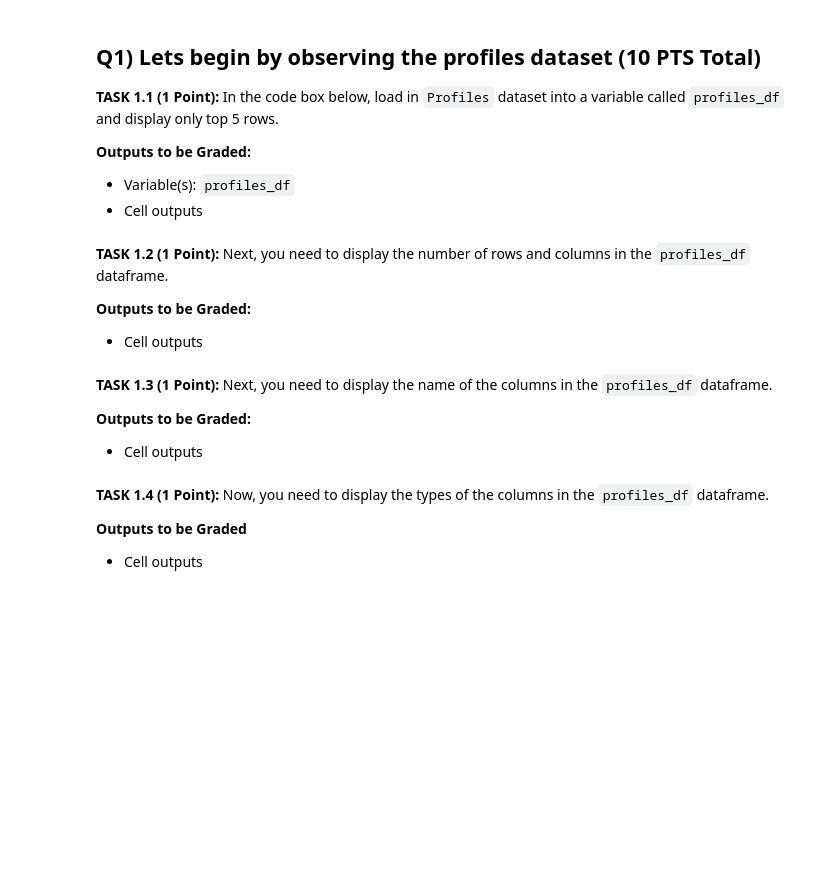
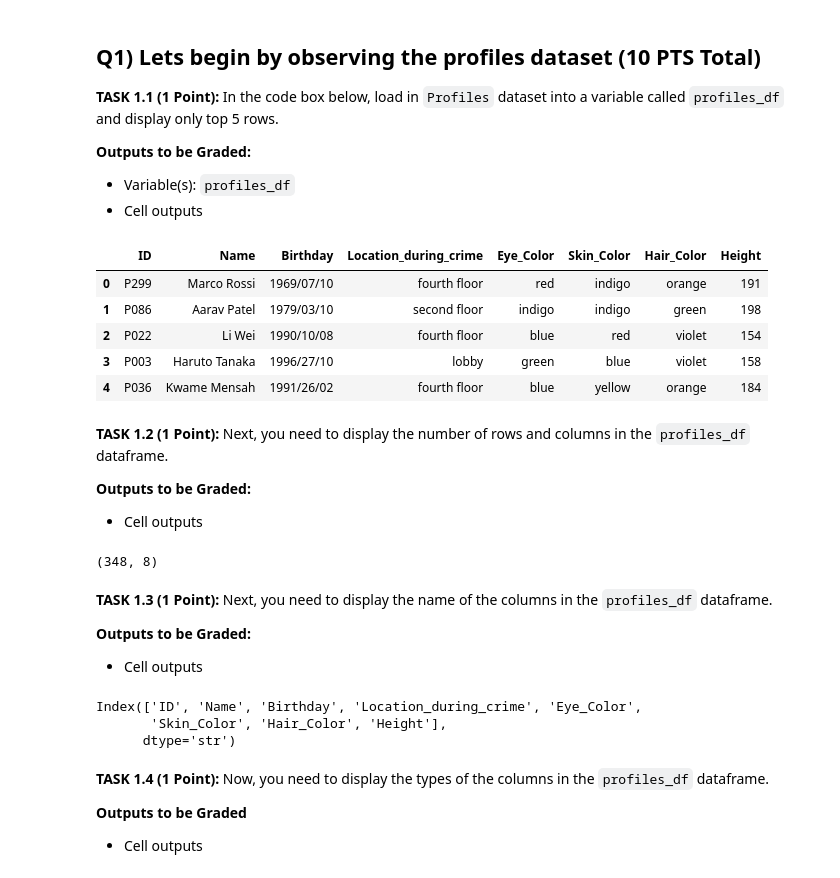
Before and after one commit to lukeadjei/CMSC320_HW1_sec0201_Git, a Jupyter notebook: HW3 - Data Exploration/CMSC320_HW3_Fall2026.ipynb, the cells around one changed output. Cells and saved outputs as stored; diff of their text form; code cells hidden in the pictures; blank space fills up the shorter version.

```diff
--- a/HW3 - Data Exploration/CMSC320_HW3_Fall2026.ipynb
+++ b/HW3 - Data Exploration/CMSC320_HW3_Fall2026.ipynb
@@ -120,6 +120,15 @@ Information contained in this dataset are as follows:
 - Cell outputs
 # %%
 # Write your code here
+profiles_df = pd.read_csv("Profiles.csv")
+profiles_df.head(5)
+# %% [output]
+|  | ID | Name | Birthday | Location_during_crime | Eye_Color | Skin_Color | Hair_Color | Height |
+| 0 | P299 | Marco Rossi | 1969/07/10 | fourth floor | red | indigo | orange | 191 |
+| 1 | P086 | Aarav Patel | 1979/03/10 | second floor | indigo | indigo | green | 198 |
+| 2 | P022 | Li Wei | 1990/10/08 | fourth floor | blue | red | violet | 154 |
+| 3 | P003 | Haruto Tanaka | 1996/27/10 | lobby | green | blue | violet | 158 |
+| 4 | P036 | Kwame Mensah | 1991/26/02 | fourth floor | blue | yellow | orange | 184 |
 # %% [markdown]
 **TASK 1.2 (1 Point):**  Next, you need to display the number of rows and columns in the `profiles_df` dataframe.
 
@@ -127,6 +136,9 @@ Information contained in this dataset are as follows:
 - Cell outputs
 # %%
 # Write your code here
+profiles_df.shape
+# %% [output]
+(348, 8)
 # %% [markdown]
 **TASK 1.3 (1 Point):**  Next, you need to display the name of the columns in the `profiles_df` dataframe.
 
@@ -134,6 +146,11 @@ Information contained in this dataset are as follows:
 - Cell outputs
 # %%
 # Write your code here
+profiles_df.columns
+# %% [output]
+Index(['ID', 'Name', 'Birthday', 'Location_during_crime', 'Eye_Color',
+       'Skin_Color', 'Hair_Color', 'Height'],
+      dtype='str')
 # %% [markdown]
 **TASK 1.4 (1 Point):**  Now, you need to display the types of the columns in the `profiles_df` dataframe.
 
```
Also changed, not shown: parts of 13 cells of this notebook.
